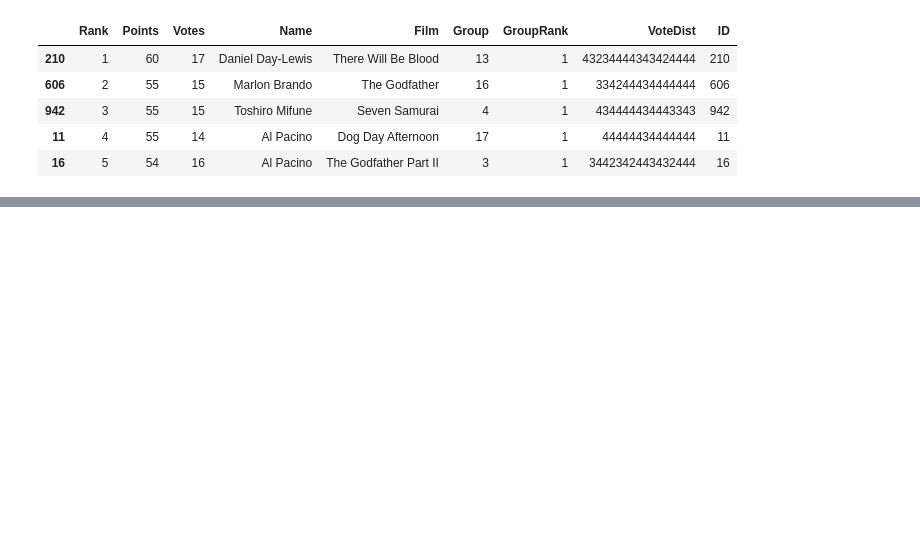
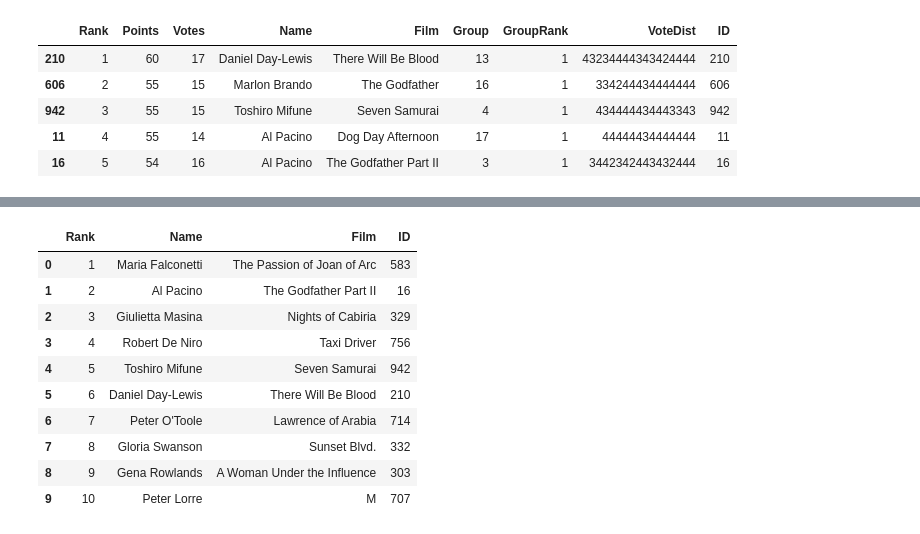
Before and after one commit to YasashiiDia/RYM-EII, a Jupyter notebook: EII_Acting_Prep.ipynb, the cells around one changed output, grey strips where cells are left out. Cells and saved outputs as stored; diff of their text form; code cells hidden in the pictures; blank space fills up the shorter version.

```diff
--- a/EII_Acting_Prep.ipynb
+++ b/EII_Acting_Prep.ipynb
@@ -198,0 +286,14 @@ round1compiledsheet.update_cells(cell_list)
+# %%
+finaldf['Rank'] = finaldf[0].str.split(" ", n = 1, expand = True)[0]#.str.split("(", n = 1, expand = True)[0].str.lstrip().str.rstrip()
+
+# ranks 1-500
+topdf = finaldf[:500]
+topdf['Name'] = topdf[0].str.split(" as ", n = 1, expand = True)[0].str.split(". ", n = 1, expand = True)[1]
+topdf['Film'] = topdf[0].str.split(" in ", n = 1, expand = True)[1].str[:-6]
+
+# ranks 501-1001
+bottomdf = finaldf[500:]
+bottomdf['Name'] = bottomdf[0].str.split(" in ", n = 1, expand = True)[0].str.split(". ", n = 1, expand = True)[1]
+bottomdf['Film'] = bottomdf[0].str.split(" in ", n = 1, expand = True)[1].str.split(" \(", n = 1, expand = True)[0]
+
+finaldf = pd.concat([topdf,bottomdf])
@@ -198,0 +321,4 @@ round1compiledsheet.update_cells(cell_list)
+# %%
+finaldf.drop(0,axis=1,inplace=True)
+finaldf['Rank'] = finaldf['Rank'].str[:-1]
+finaldf.tail()
@@ -198,0 +332,7 @@ round1compiledsheet.update_cells(cell_list)
+# %%
+finaldf['Name'] = finaldf['Name'].mask(finaldf['Name'].str.contains("\["), finaldf['Name'].str.split("[", n = 1, expand = True)[1])
+finaldf['Name'] = finaldf['Name'].mask(finaldf['Name'].str.contains("\]"), finaldf['Name'].str[:-1])
+finaldf['Film'] = finaldf['Film'].mask(finaldf['Film'].str.contains("\["), finaldf['Film'].str.split("[", n = 1, expand = True)[1])
+finaldf['Film'] = finaldf['Film'].mask(finaldf['Film'].str.contains("\]"), finaldf['Film'].str.split("]", n = 1, expand = True)[0])
+
+finaldf.head()
@@ -198,0 +346,30 @@ round1compiledsheet.update_cells(cell_list)
+# %%
+finaldf['ID'] = None
+
+for i in range(len(finaldf)):
+
+  try:
+    name = finaldf.iloc[i,1].strip()
+    film = finaldf.iloc[i,2].strip()
+    id = int(ndf[(ndf['Name'] == name) & (ndf['Film'] == film)]['Data'].str.split().iloc[0][0])
+    finaldf.iloc[i,3] = id
+  except IndexError:
+    print(i,name,film)
+    continue
+  except ValueError:
+    print(i,name,film,'ValueError')
+    continue
+# %%
+finaldf.head(10)
+# %% [output]
+|  | Rank | Name | Film | ID |
+| 0 | 1 | Maria Falconetti | The Passion of Joan of Arc | 583 |
+| 1 | 2 | Al Pacino | The Godfather Part II | 16 |
+| 2 | 3 | Giulietta Masina | Nights of Cabiria | 329 |
+| 3 | 4 | Robert De Niro | Taxi Driver | 756 |
+| 4 | 5 | Toshiro Mifune | Seven Samurai | 942 |
+| 5 | 6 | Daniel Day-Lewis | There Will Be Blood | 210 |
+| 6 | 7 | Peter O'Toole | Lawrence of Arabia | 714 |
+| 7 | 8 | Gloria Swanson | Sunset Blvd. | 332 |
+| 8 | 9 | Gena Rowlands | A Woman Under the Influence | 303 |
+| 9 | 10 | Peter Lorre | M | 707 |
```
Also changed, not shown: parts of 15 cells of this notebook, 1 other file.
